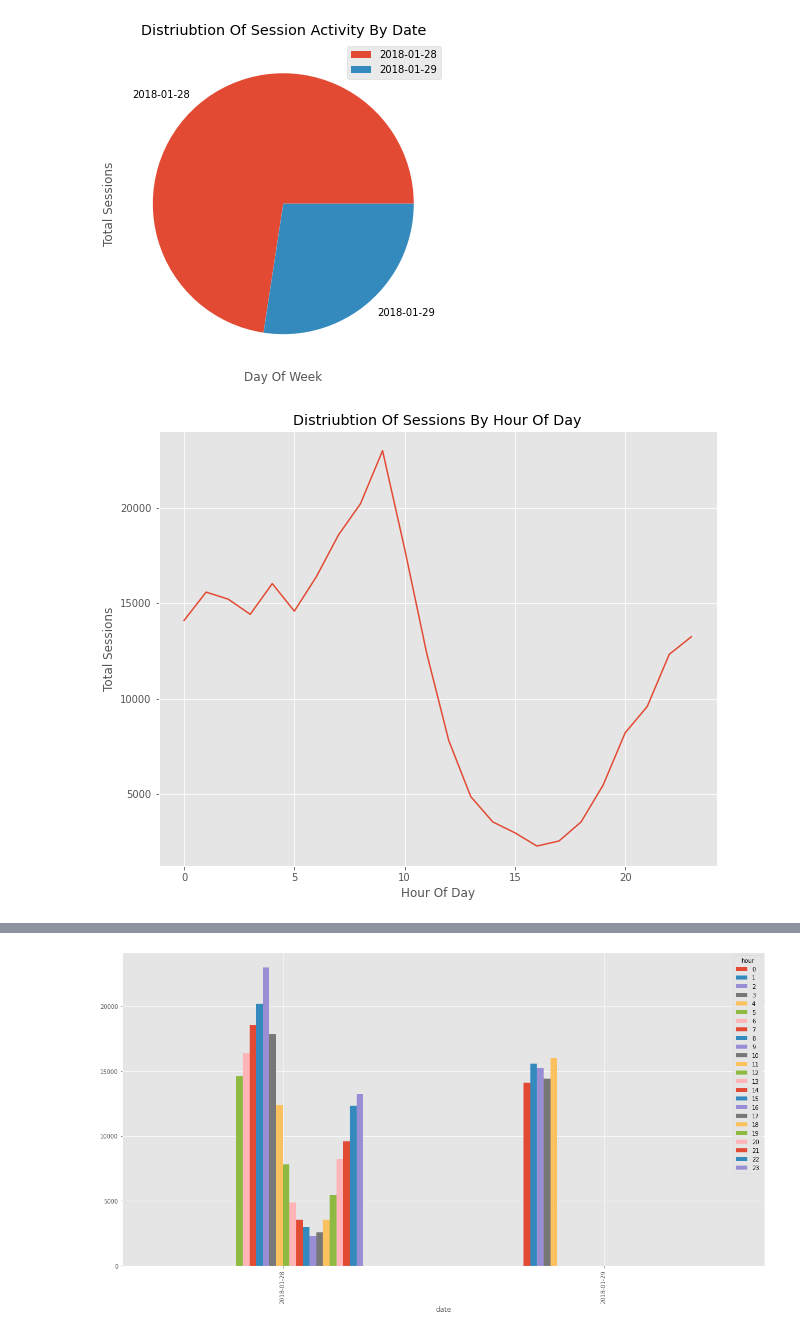
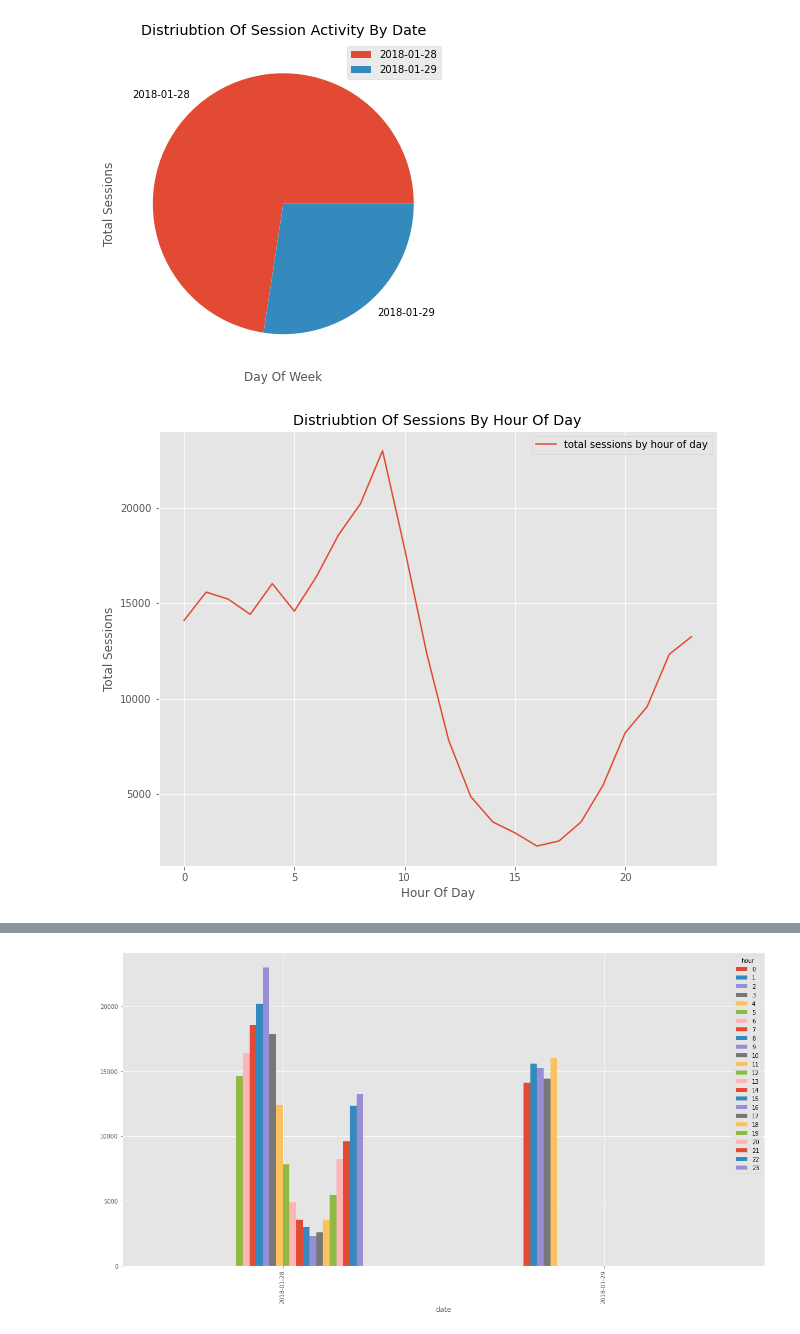
Before and after one commit to christophersingh/Airtime, a Jupyter notebook: Airtime.ipynb, the cells around one changed output, grey strips where cells are left out. Cells and saved outputs as stored; diff of their text form; code cells hidden in the pictures.

```diff
--- a/Airtime.ipynb
+++ b/Airtime.ipynb
@@ -857,13 +826,14 @@ plt.show()
 # %%
 day = df.groupby(['hour']).count()
 plt.figure(figsize=(10, 8))
 plt.plot(day.index, day.timestamp)
 plt.xlabel('Hour Of Day')
 plt.ylabel('Total Sessions')
 plt.title('Distriubtion Of Sessions By Hour Of Day')
+plt.legend(['total sessions by hour of day'])
 plt.show()
 # %% [output]
-[figure, old version]
+[figure, new version]
 # %%
 top_rooms = most_distinct_people.head(10)
 plt.figure(figsize=(11, 6))
```
Also changed, not shown: parts of 31 cells of this notebook.
